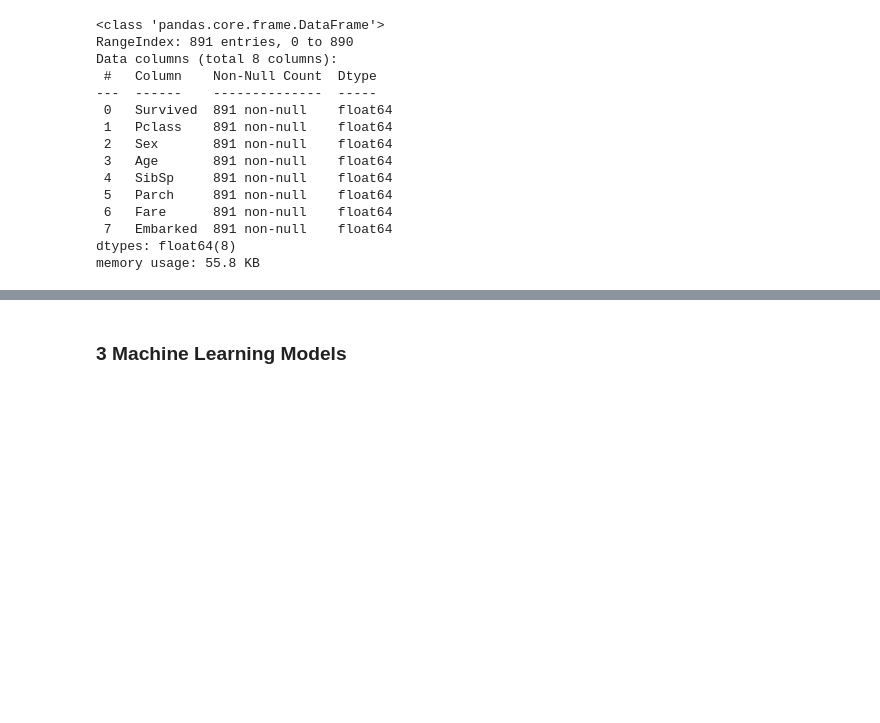
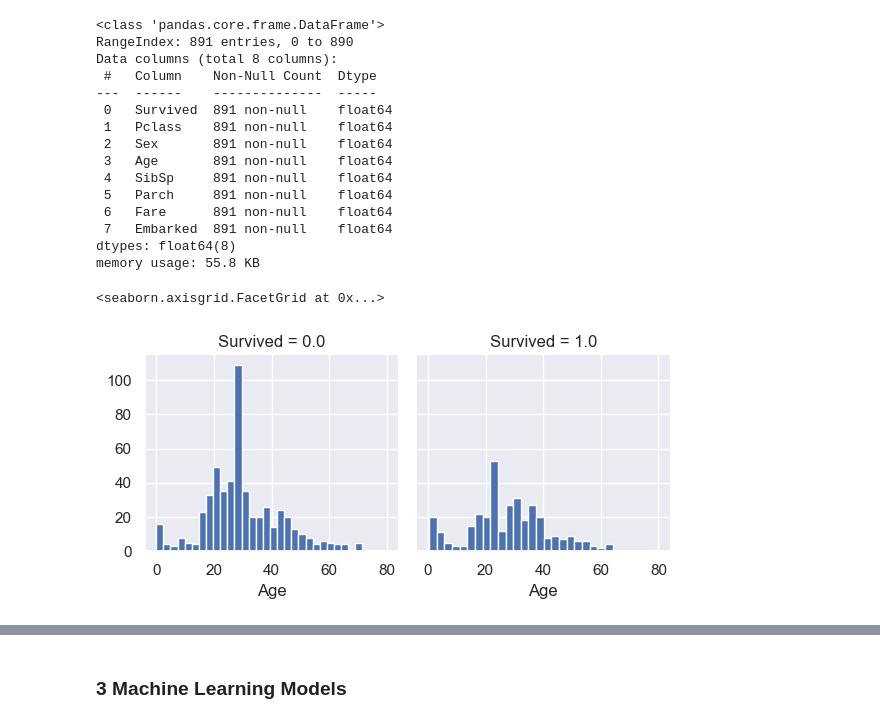
Before and after one commit to AlanMLCH/pythonDataScience, a Jupyter notebook: titanicKaggleChallenge/preProcess/preProcessTitanicData.ipynb, the cells around one changed output, grey strips where cells are left out. Cells and saved outputs as stored; diff of their text form; code cells hidden in the pictures; blank space fills up the shorter version.

```diff
--- a/titanicKaggleChallenge/preProcess/preProcessTitanicData.ipynb
+++ b/titanicKaggleChallenge/preProcess/preProcessTitanicData.ipynb
@@ -856,3 +867,9 @@ Data columns (total 8 columns):
  7   Embarked  891 non-null    float64
 dtypes: float64(8)
 memory usage: 55.8 KB
+# %%
+ageSurvGraph = sns.FacetGrid(trainImputationDf, col='Survived')
+ageSurvGraph.map(plt.hist, 'Age', bins=30)
+# %% [output]
+<seaborn.axisgrid.FacetGrid at 0x...>
+[figure, added]
```
Also changed, not shown: parts of 12 cells of this notebook, 3 other files.
